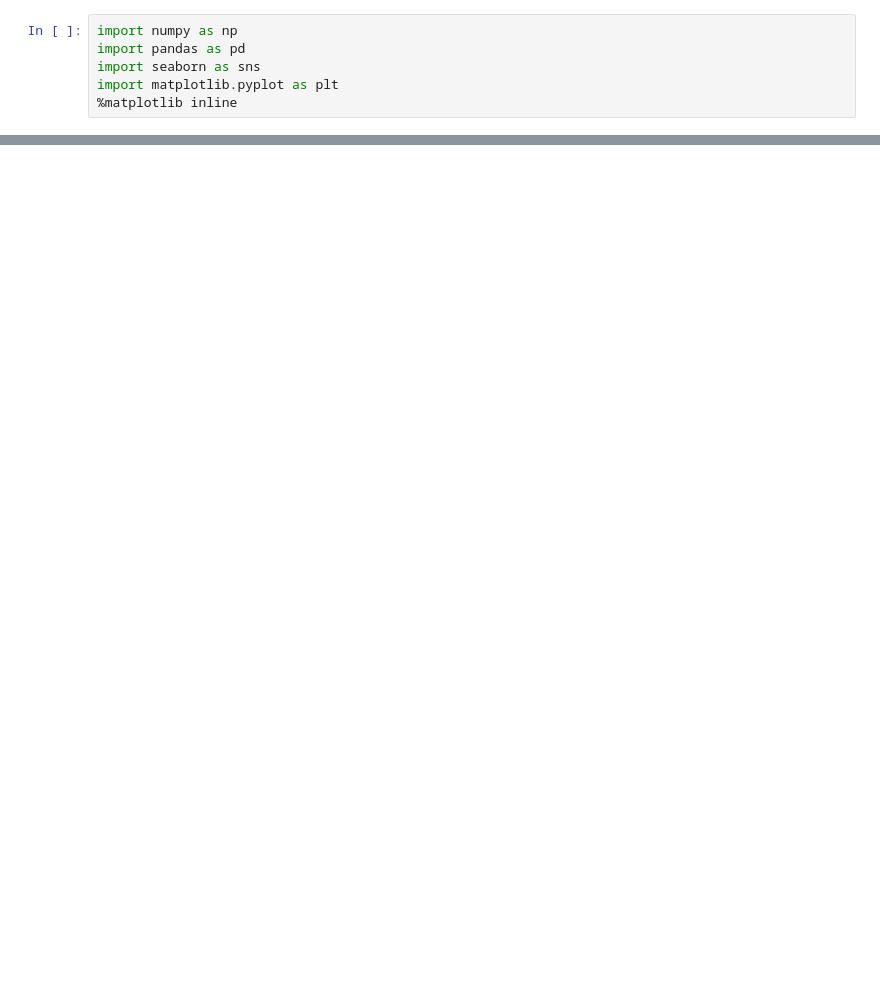
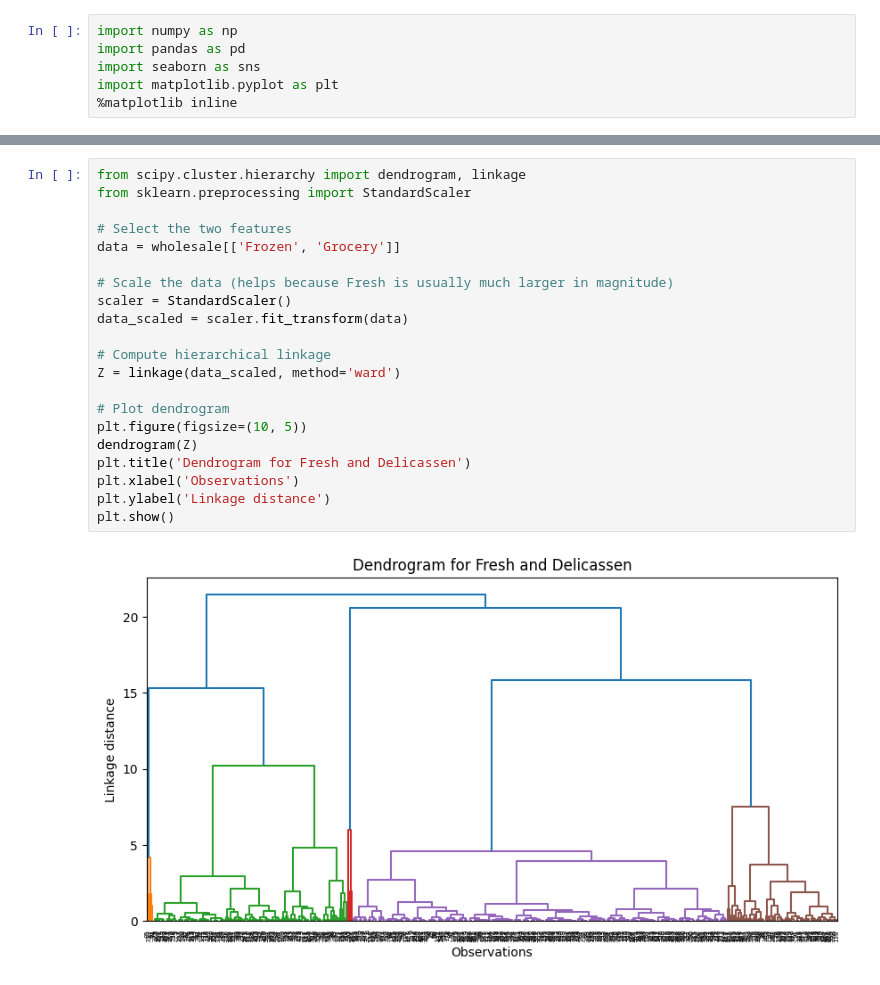
Before and after one commit to 0Mowgli0/Ai_Labbar, a Jupyter notebook: T2_agglomerative_grupp29.ipynb, the cells around one changed output, grey strips where cells are left out. Drawn from its saved outputs; the diff is of its cells as text; blank space fills up the shorter version.

```diff
--- a/T2_agglomerative_grupp29.ipynb
+++ b/T2_agglomerative_grupp29.ipynb
@@ -48,0 +63,23 @@ plt.show()
+# %%
+from scipy.cluster.hierarchy import dendrogram, linkage
+from sklearn.preprocessing import StandardScaler
+
+# Select the two features
+data = wholesale[['Frozen', 'Grocery']]
+
+# Scale the data (helps because Fresh is usually much larger in magnitude)
+scaler = StandardScaler()
+data_scaled = scaler.fit_transform(data)
+
+# Compute hierarchical linkage
+Z = linkage(data_scaled, method='ward')
+
+# Plot dendrogram
+plt.figure(figsize=(10, 5))
+dendrogram(Z)
+plt.title('Dendrogram for Fresh and Delicassen')
+plt.xlabel('Observations')
+plt.ylabel('Linkage distance')
+plt.show()
+# %% [output]
+[figure, added]
```
Also changed, not shown: parts of 6 cells of this notebook, 1 other file.
